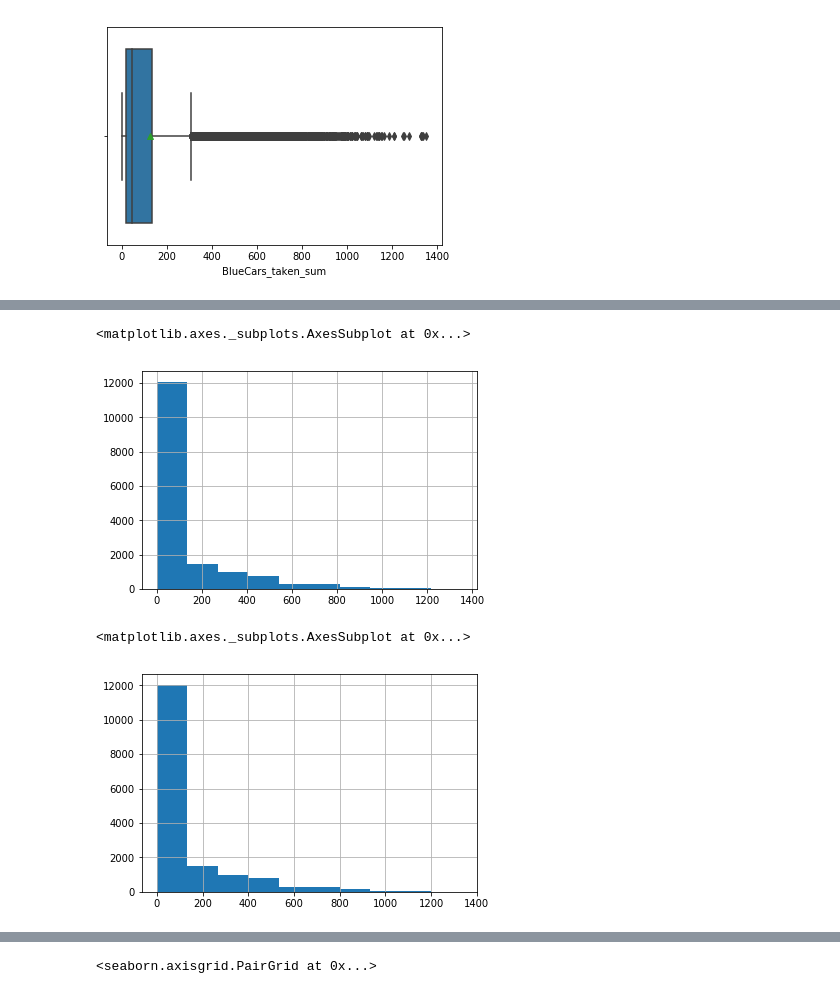
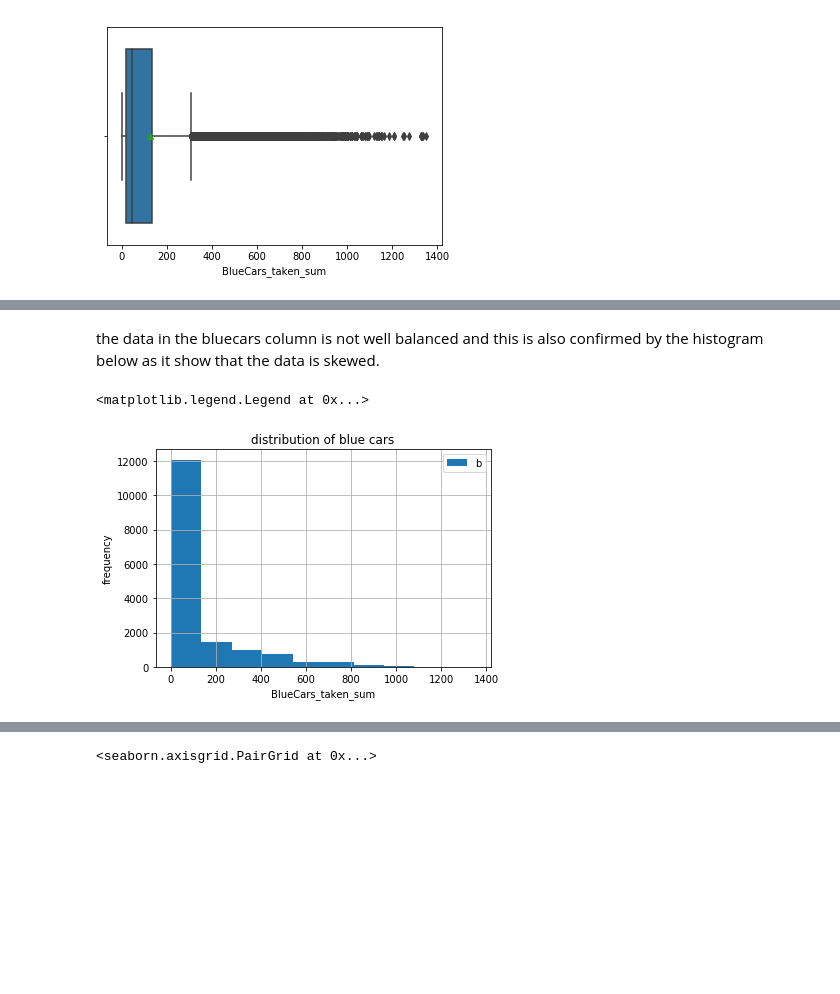
Before and after one commit to EOKELLO/IP-WEEK1-CORE, a Jupyter notebook: Moringa_Data_Science_Core_W3_Independent_Project_2019_07_Elizabeth_Okello_Python_Notebook.ipynb, the cells around one changed output, grey strips where cells are left out. Saved outputs shown, nothing was run; the diff lists cells and outputs as text; code cells hidden in the pictures; blank space fills up the shorter version.

```diff
--- a/Moringa_Data_Science_Core_W3_Independent_Project_2019_07_Elizabeth_Okello_Python_Notebook.ipynb
+++ b/Moringa_Data_Science_Core_W3_Independent_Project_2019_07_Elizabeth_Okello_Python_Notebook.ipynb
@@ -116,12 +142,13 @@ data.describe()
+# %% [markdown]
+the data in the bluecars column is not well balanced and this is also confirmed by the histogram below as it show that the data is skewed.
 # %%
 #we now want to make plots to help us understand our dataset better.
 #we begin by performing univariate analysis
 data['BlueCars_taken_sum'].hist()
+plt.title('distribution of blue cars')
+plt.ylabel('frequency')
+plt.xlabel('BlueCars_taken_sum')
+plt.legend('bluecars')
 # %% [output]
-<matplotlib.axes._subplots.AxesSubplot at 0x...>
+<matplotlib.legend.Legend at 0x...>
-[figure, old version]
+[figure, new version]
-# %%
-data['BlueCars_returned_sum'].hist()
-# %% [output]
-<matplotlib.axes._subplots.AxesSubplot at 0x...>
-[figure, removed]
```
Also changed, not shown: parts of 50 cells of this notebook.
